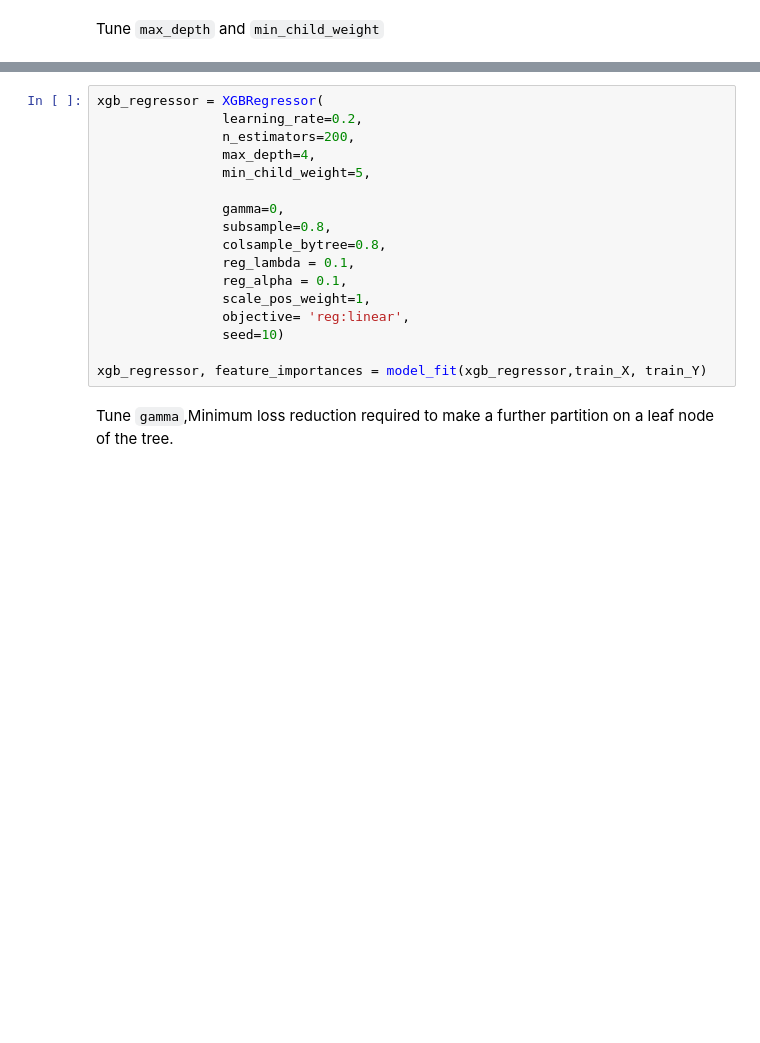
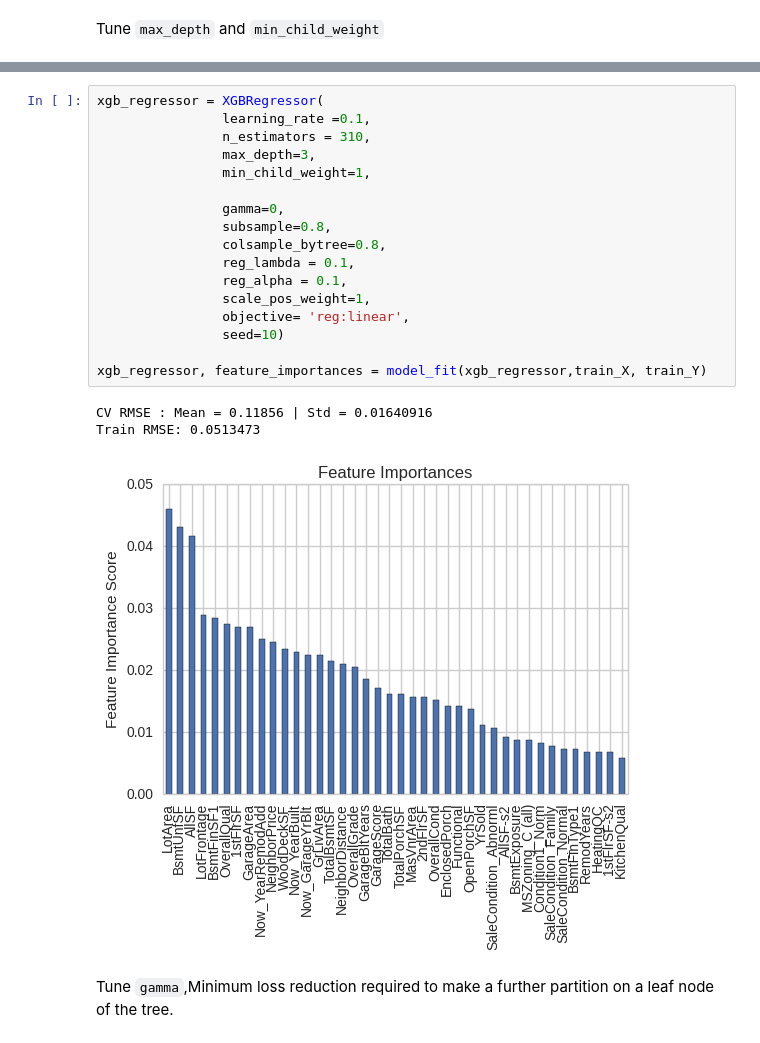
Before and after one commit to SunnyMarkLiu/Kaggle-House-Prices, a Jupyter notebook: XGBoost_and_Parameter_Tuning.ipynb, the cells around one changed output, grey strips where cells are left out. Drawn from its saved outputs; the diff is of its cells as text; blank space fills up the shorter version.

```diff
--- a/XGBoost_and_Parameter_Tuning.ipynb
+++ b/XGBoost_and_Parameter_Tuning.ipynb
@@ -241,20 +303,24 @@ print 'min_mean_rmse:', min_mean_rmse
 # %%
 xgb_regressor = XGBRegressor(
-                learning_rate=0.2,
-                n_estimators=200,
-                max_depth=4,
-                min_child_weight=5,
+                learning_rate =0.1,
+                n_estimators = 310,
+                max_depth=3,
+                min_child_weight=1,
 
                 gamma=0,
                 subsample=0.8,
                 colsample_bytree=0.8,
                 reg_lambda = 0.1,
                 reg_alpha = 0.1,
                 scale_pos_weight=1,
                 objective= 'reg:linear',
                 seed=10)
 
 xgb_regressor, feature_importances = model_fit(xgb_regressor,train_X, train_Y)
+# %% [output]
+CV RMSE : Mean = 0.11856 | Std = 0.01640916
+Train RMSE: 0.0513473
+[figure, added]
 # %% [markdown]
 Tune `gamma`,Minimum loss reduction required to make a further partition on a leaf node of the tree.
 # %%
```
Also changed, not shown: parts of 23 cells of this notebook, 13 other files.
